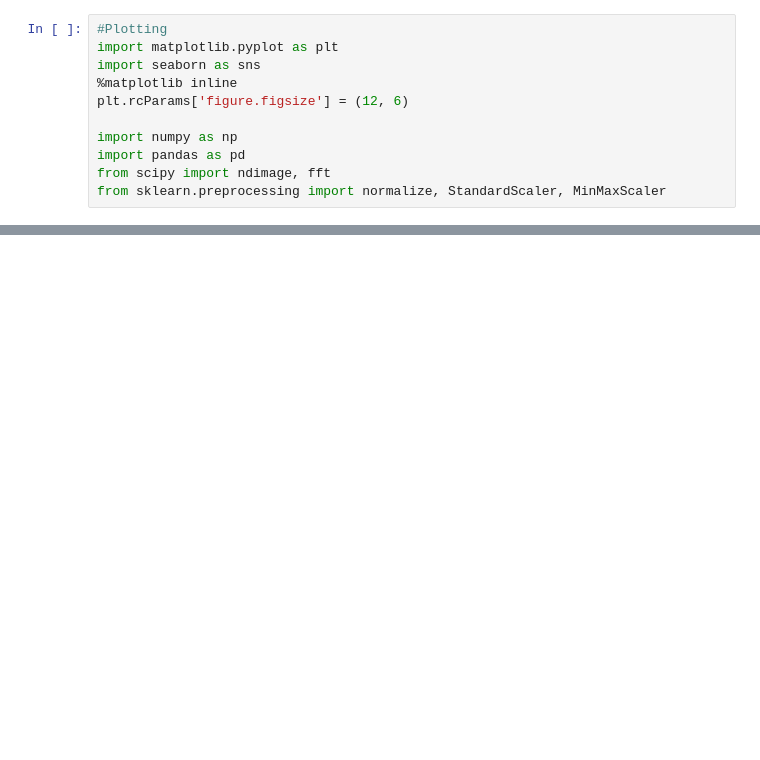
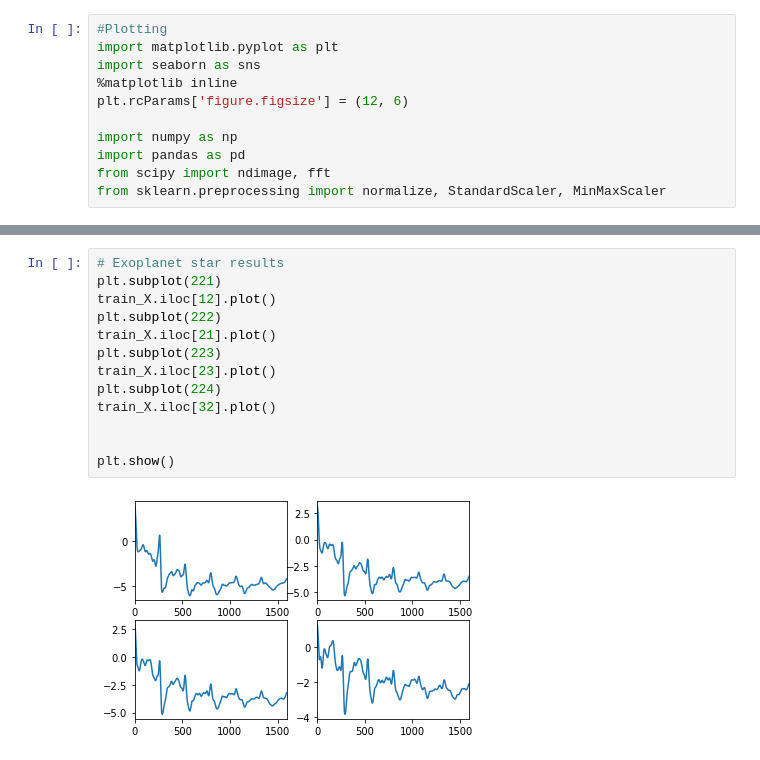
Before and after one commit to markoraidlo/LTAT.02.002-Kepler-project, a Jupyter notebook: src/Feature engineering notebook.ipynb, the cells around one changed output, grey strips where cells are left out. Cells and saved outputs as stored; diff of their text form; blank space fills up the shorter version.

```diff
--- a/src/Feature engineering notebook.ipynb
+++ b/src/Feature engineering notebook.ipynb
@@ -118,0 +108,15 @@ plt.show()
+# %%
+# Exoplanet star results
+plt.subplot(221)
+train_X.iloc[12].plot()
+plt.subplot(222)
+train_X.iloc[21].plot()
+plt.subplot(223)
+train_X.iloc[23].plot()
+plt.subplot(224)
+train_X.iloc[32].plot()
+
+
+plt.show()
+# %% [output]
+[figure, added]
```
Also changed, not shown: parts of 12 cells of this notebook.
